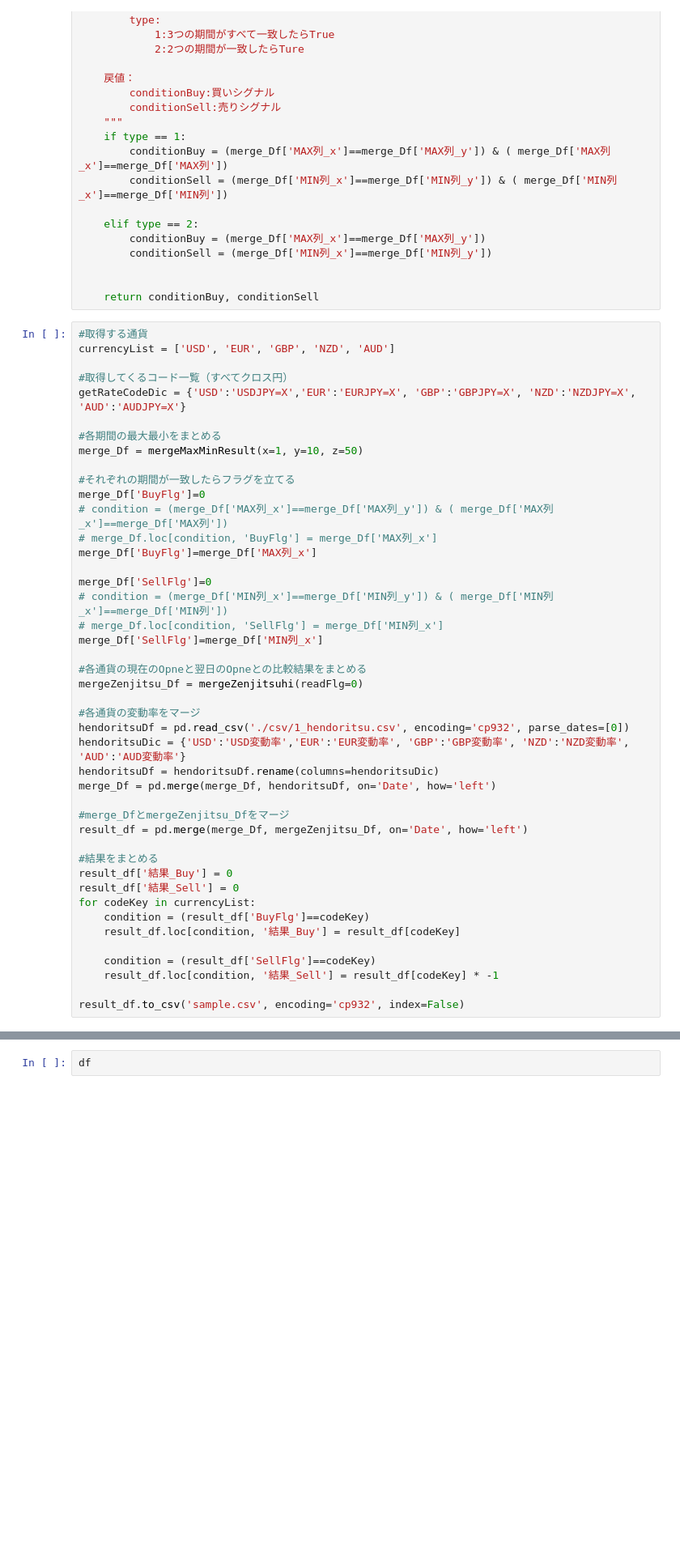
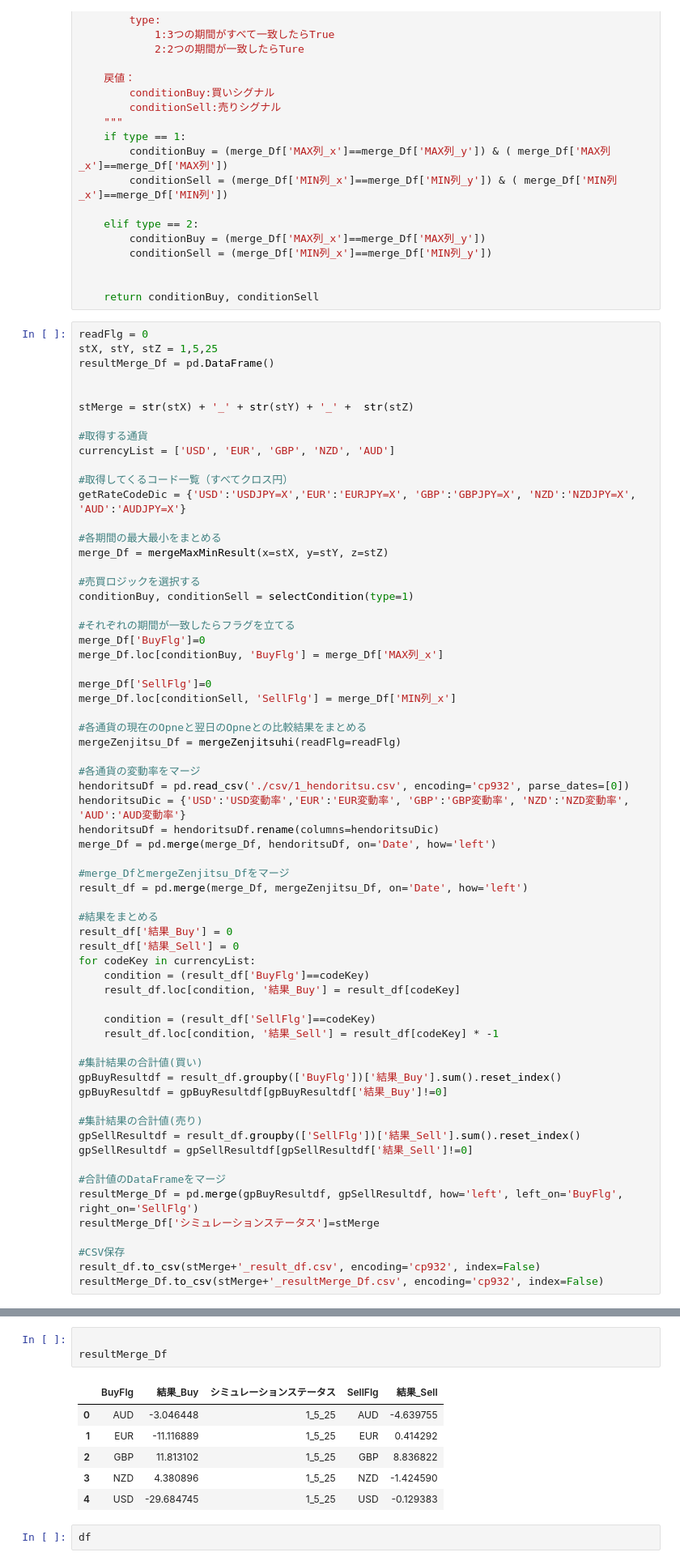
Before and after one commit to sawada-takashi-pb/Sample, a Jupyter notebook: investment/Python/投資判定.ipynb, the cells around one changed output, grey strips where cells are left out. Shown: that part at 81% size. Saved outputs shown, nothing was run; the diff lists cells and outputs as text; blank space fills up the shorter version.

```diff
--- a/investment/Python/投資判定.ipynb
+++ b/investment/Python/投資判定.ipynb
@@ -240,6 +240,13 @@ def selectCondition(type):
 
     return conditionBuy, conditionSell
 # %%
+readFlg = 0
+stX, stY, stZ = 1,5,25
+resultMerge_Df = pd.DataFrame()
+
+
+stMerge = str(stX) + '_' + str(stY) + '_' +  str(stZ)
+
 #取得する通貨
 currencyList = ['USD', 'EUR', 'GBP', 'NZD', 'AUD']
 
@@ -247,21 +254,20 @@ currencyList = ['USD', 'EUR', 'GBP', 'NZD', 'AUD']
 getRateCodeDic = {'USD':'USDJPY=X','EUR':'EURJPY=X', 'GBP':'GBPJPY=X', 'NZD':'NZDJPY=X', 'AUD':'AUDJPY=X'}
 
 #各期間の最大最小をまとめる
-merge_Df = mergeMaxMinResult(x=1, y=10, z=50)
+merge_Df = mergeMaxMinResult(x=stX, y=stY, z=stZ)
+
+#売買ロジックを選択する
+conditionBuy, conditionSell = selectCondition(type=1)
 
 #それぞれの期間が一致したらフラグを立てる
 merge_Df['BuyFlg']=0
-# condition = (merge_Df['MAX列_x']==merge_Df['MAX列_y']) & ( merge_Df['MAX列_x']==merge_Df['MAX列'])
-# merge_Df.loc[condition, 'BuyFlg'] = merge_Df['MAX列_x']
-merge_Df['BuyFlg']=merge_Df['MAX列_x']
+merge_Df.loc[conditionBuy, 'BuyFlg'] = merge_Df['MAX列_x']
 
 merge_Df['SellFlg']=0
-# condition = (merge_Df['MIN列_x']==merge_Df['MIN列_y']) & ( merge_Df['MIN列_x']==merge_Df['MIN列'])
-# merge_Df.loc[condition, 'SellFlg'] = merge_Df['MIN列_x']
-merge_Df['SellFlg']=merge_Df['MIN列_x']
+merge_Df.loc[conditionSell, 'SellFlg'] = merge_Df['MIN列_x']
 
 #各通貨の現在のOpneと翌日のOpneとの比較結果をまとめる
-mergeZenjitsu_Df = mergeZenjitsuhi(readFlg=0)
+mergeZenjitsu_Df = mergeZenjitsuhi(readFlg=readFlg)
 
 #各通貨の変動率をマージ
 hendoritsuDf = pd.read_csv('./csv/1_hendoritsu.csv', encoding='cp932', parse_dates=[0])
@@ -282,5 +288,19 @@ for codeKey in currencyList:
     condition = (result_df['SellFlg']==codeKey)
     result_df.loc[condition, '結果_Sell'] = result_df[codeKey] * -1
 
-result_df.to_csv('sample.csv', encoding='cp932', index=False)
+#集計結果の合計値(買い)
+gpBuyResultdf = result_df.groupby(['BuyFlg'])['結果_Buy'].sum().reset_index()
+gpBuyResultdf = gpBuyResultdf[gpBuyResultdf['結果_Buy']!=0]
+
+#集計結果の合計値(売り)
+gpSellResultdf = result_df.groupby(['SellFlg'])['結果_Sell'].sum().reset_index()
+gpSellResultdf = gpSellResultdf[gpSellResultdf['結果_Sell']!=0]
+
+#合計値のDataFrameをマージ
+resultMerge_Df = pd.merge(gpBuyResultdf, gpSellResultdf, how='left', left_on='BuyFlg', right_on='SellFlg')
+resultMerge_Df['シミュレーションステータス']=stMerge
+
+#CSV保存
+result_df.to_csv(stMerge+'_result_df.csv', encoding='cp932', index=False)
+resultMerge_Df.to_csv(stMerge+'_resultMerge_Df.csv', encoding='cp932', index=False)
 # %% [output]
@@ -322,3 +343,13 @@ result_df
+# %%
+
+resultMerge_Df
+# %% [output]
+|  | BuyFlg | 結果_Buy | シミュレーションステータス | SellFlg | 結果_Sell |
+| 0 | AUD | -3.046448 | 1_5_25 | AUD | -4.639755 |
+| 1 | EUR | -11.116889 | 1_5_25 | EUR | 0.414292 |
+| 2 | GBP | 11.813102 | 1_5_25 | GBP | 8.836822 |
+| 3 | NZD | 4.380896 | 1_5_25 | NZD | -1.424590 |
+| 4 | USD | -29.684745 | 1_5_25 | USD | -0.129383 |
 # %%
 df
 # %% [output]
```
Also changed, not shown: parts of 5 cells of this notebook, 4 other files.
